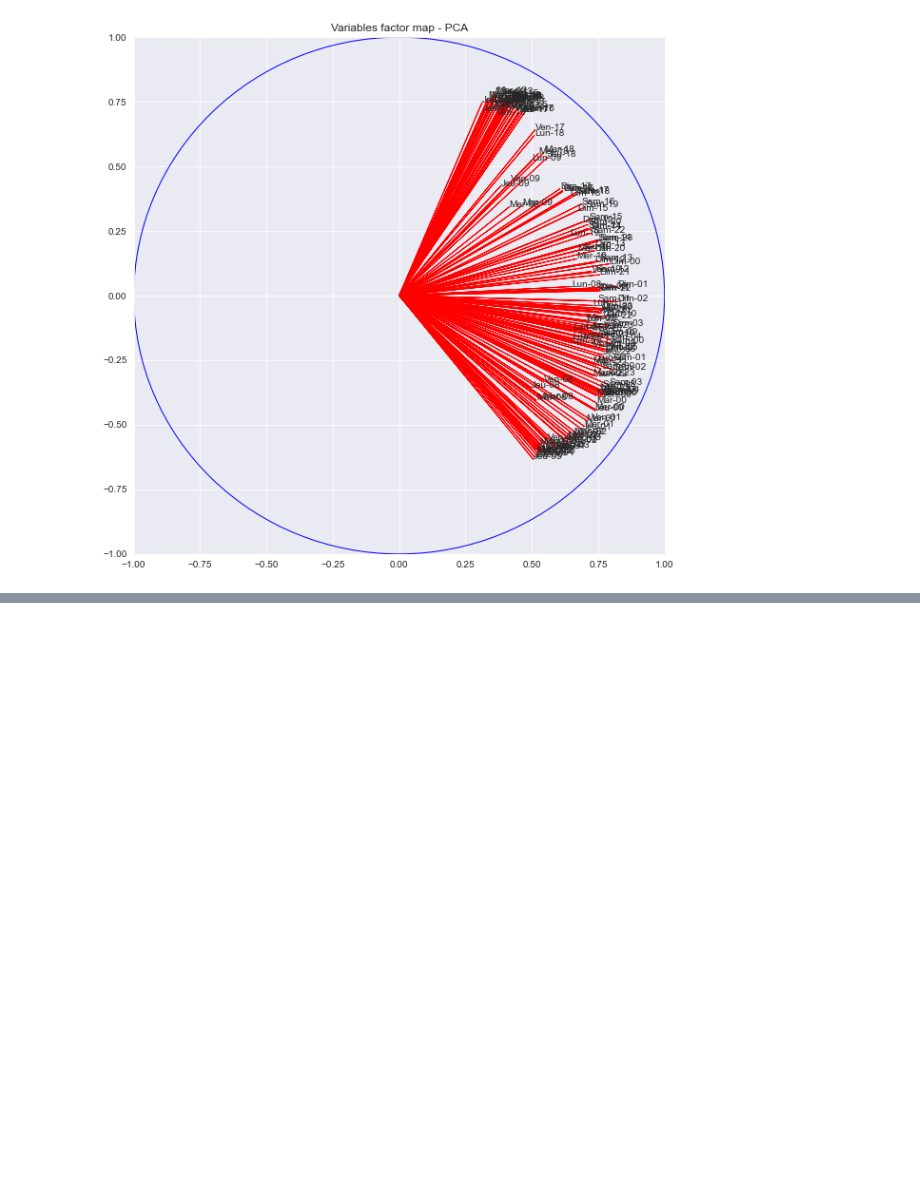
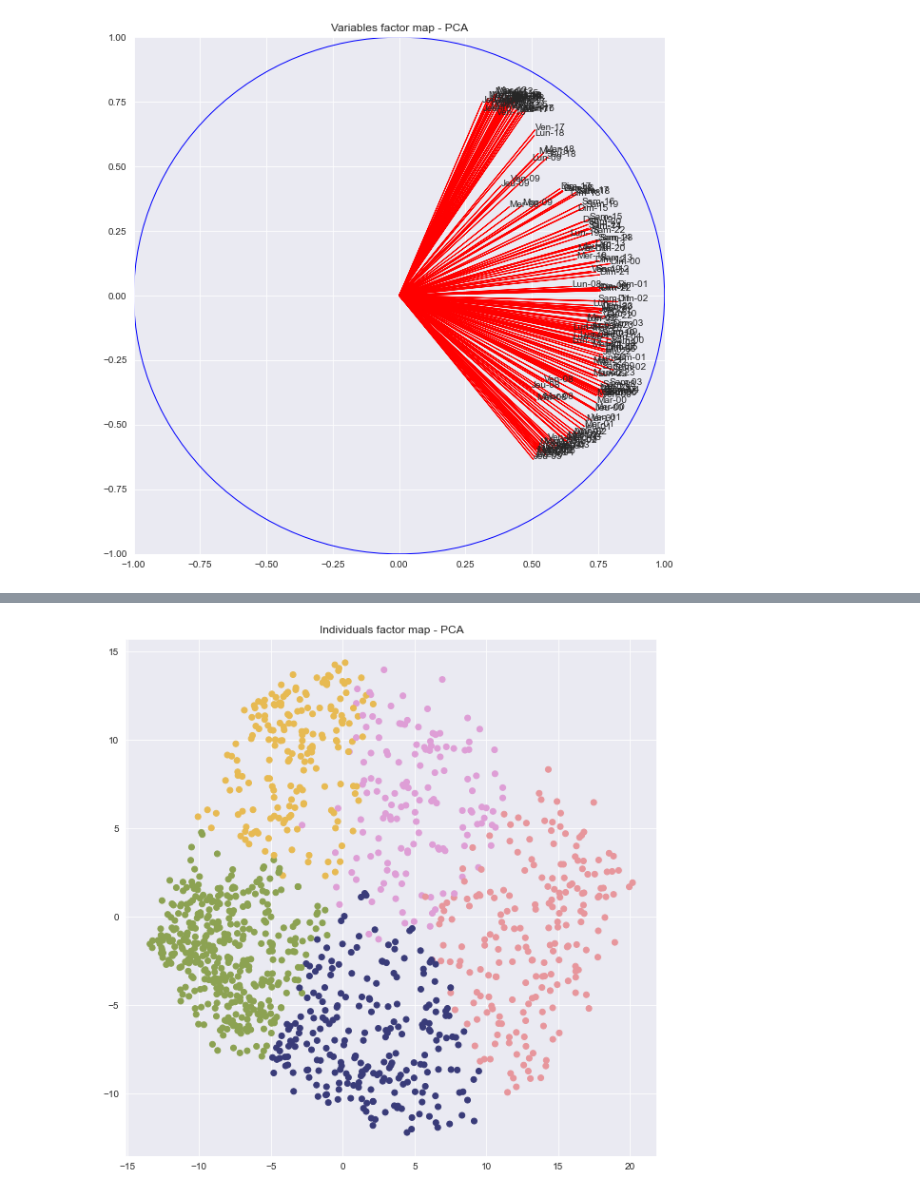
Before and after one commit to paul-corbalan/Data-analysis-Project-4Y-INSA, a Jupyter notebook: project_python.ipynb, the cells around one changed output, grey strips where cells are left out. Cells and saved outputs as stored; diff of their text form; code cells hidden in the pictures; blank space fills up the shorter version.

```diff
--- a/project_python.ipynb
+++ b/project_python.ipynb
@@ -479,0 +505,11 @@ plt.show()
+# %%
+kmeans_pca = KMeans(n_clusters=5, random_state=0)
+clusters_pca = kmeans_pca.fit_predict(scale(loading))
+# %%
+plt.figure(figsize = (10, 10))
+plt.scatter(C[:, 0], C[:, 1], c=clusters_pca, linewidths=1, cmap="tab20b")
+plt.title("Individuals factor map - PCA")
+
+plt.show()
+# %% [output]
+[figure, added]
```
Also changed, not shown: parts of 18 cells of this notebook.
